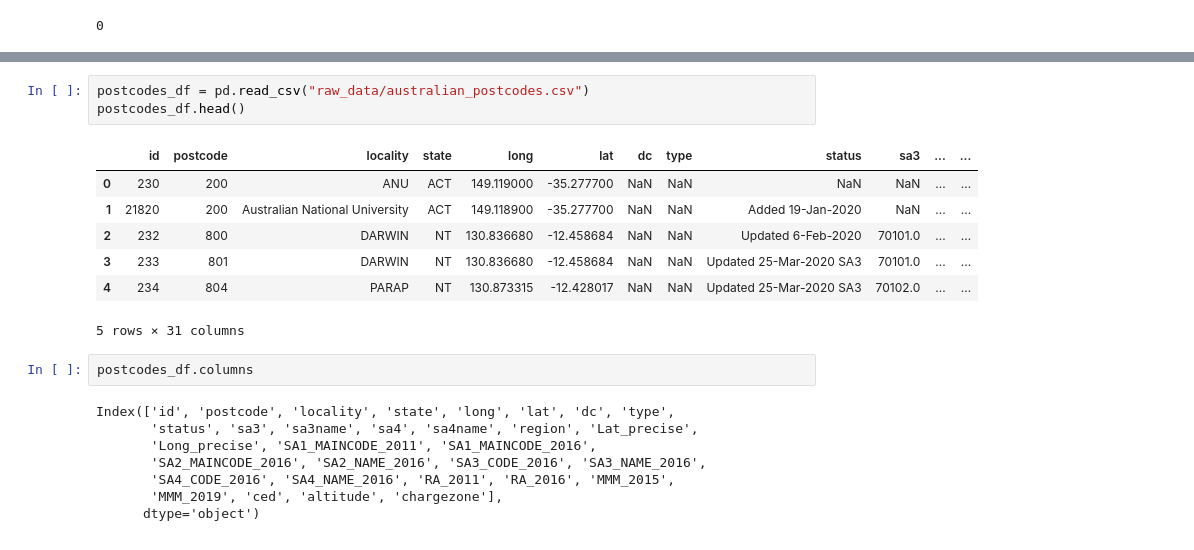
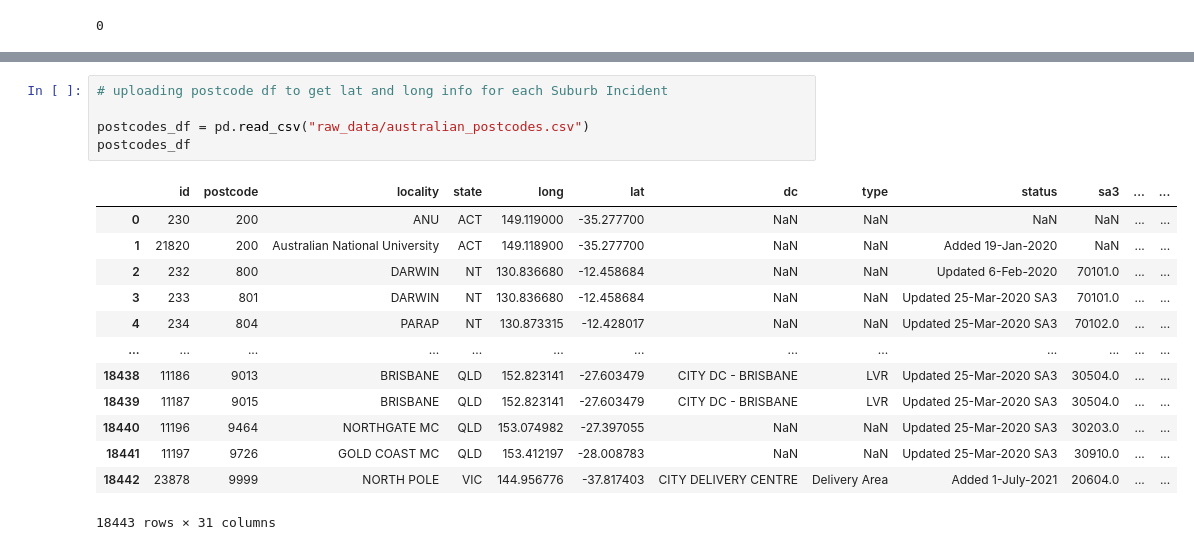
Before and after one commit to Shrutihindocha/Project-2-Visualisations, a Jupyter notebook: Data/data_cleaning_transformation.ipynb, the cells around one changed output, grey strips where cells are left out. Drawn from its saved outputs; the diff is of its cells as text.

```diff
--- a/Data/data_cleaning_transformation.ipynb
+++ b/Data/data_cleaning_transformation.ipynb
@@ -74,21 +83,19 @@ memory usage: 28.3+ MB
-# %%
-postcodes_df = pd.read_csv("raw_data/australian_postcodes.csv")
-postcodes_df.head()
-# %% [output]
-|  | id | postcode | locality | state | long | lat | dc | type | status | sa3 | ... | ... |
-| 0 | 230 | 200 | ANU | ACT | 149.119000 | -35.277700 | NaN | NaN | NaN | NaN | ... | ... |
-| 1 | 21820 | 200 | Australian National University | ACT | 149.118900 | -35.277700 | NaN | NaN | Added 19-Jan-2020 | NaN | ... | ... |
-| 2 | 232 | 800 | DARWIN | NT | 130.836680 | -12.458684 | NaN | NaN | Updated 6-Feb-2020 | 70101.0 | ... | ... |
-| 3 | 233 | 801 | DARWIN | NT | 130.836680 | -12.458684 | NaN | NaN | Updated 25-Mar-2020 SA3 | 70101.0 | ... | ... |
-| 4 | 234 | 804 | PARAP | NT | 130.873315 | -12.428017 | NaN | NaN | Updated 25-Mar-2020 SA3 | 70102.0 | ... | ... |
-5 rows × 31 columns
-# %%
-postcodes_df.columns
-# %% [output]
-Index(['id', 'postcode', 'locality', 'state', 'long', 'lat', 'dc', 'type',
-       'status', 'sa3', 'sa3name', 'sa4', 'sa4name', 'region', 'Lat_precise',
-       'Long_precise', 'SA1_MAINCODE_2011', 'SA1_MAINCODE_2016',
-       'SA2_MAINCODE_2016', 'SA2_NAME_2016', 'SA3_CODE_2016', 'SA3_NAME_2016',
-       'SA4_CODE_2016', 'SA4_NAME_2016', 'RA_2011', 'RA_2016', 'MMM_2015',
-       'MMM_2019', 'ced', 'altitude', 'chargezone'],
-      dtype='object')
+# %%
+# uploading postcode df to get lat and long info for each Suburb Incident
+
+postcodes_df = pd.read_csv("raw_data/australian_postcodes.csv")
+postcodes_df
+# %% [output]
+|  | id | postcode | locality | state | long | lat | dc | type | status | sa3 | ... | ... |
+| 0 | 230 | 200 | ANU | ACT | 149.119000 | -35.277700 | NaN | NaN | NaN | NaN | ... | ... |
+| 1 | 21820 | 200 | Australian National University | ACT | 149.118900 | -35.277700 | NaN | NaN | Added 19-Jan-2020 | NaN | ... | ... |
+| 2 | 232 | 800 | DARWIN | NT | 130.836680 | -12.458684 | NaN | NaN | Updated 6-Feb-2020 | 70101.0 | ... | ... |
+| 3 | 233 | 801 | DARWIN | NT | 130.836680 | -12.458684 | NaN | NaN | Updated 25-Mar-2020 SA3 | 70101.0 | ... | ... |
+| 4 | 234 | 804 | PARAP | NT | 130.873315 | -12.428017 | NaN | NaN | Updated 25-Mar-2020 SA3 | 70102.0 | ... | ... |
+| ... | ... | ... | ... | ... | ... | ... | ... | ... | ... | ... | ... | ... |
+| 18438 | 11186 | 9013 | BRISBANE | QLD | 152.823141 | -27.603479 | CITY DC - BRISBANE | LVR | Updated 25-Mar-2020 SA3 | 30504.0 | ... | ... |
+| 18439 | 11187 | 9015 | BRISBANE | QLD | 152.823141 | -27.603479 | CITY DC - BRISBANE | LVR | Updated 25-Mar-2020 SA3 | 30504.0 | ... | ... |
+| 18440 | 11196 | 9464 | NORTHGATE MC | QLD | 153.074982 | -27.397055 | NaN | NaN | Updated 25-Mar-2020 SA3 | 30203.0 | ... | ... |
+| 18441 | 11197 | 9726 | GOLD COAST MC | QLD | 153.412197 | -28.008783 | NaN | NaN | Updated 25-Mar-2020 SA3 | 30910.0 | ... | ... |
+| 18442 | 23878 | 9999 | NORTH POLE | VIC | 144.956776 | -37.817403 | CITY DELIVERY CENTRE | Delivery Area | Added 1-July-2021 | 20604.0 | ... | ... |
+18443 rows × 31 columns
```
Also changed, not shown: parts of 22 cells of this notebook, 3 other files.
